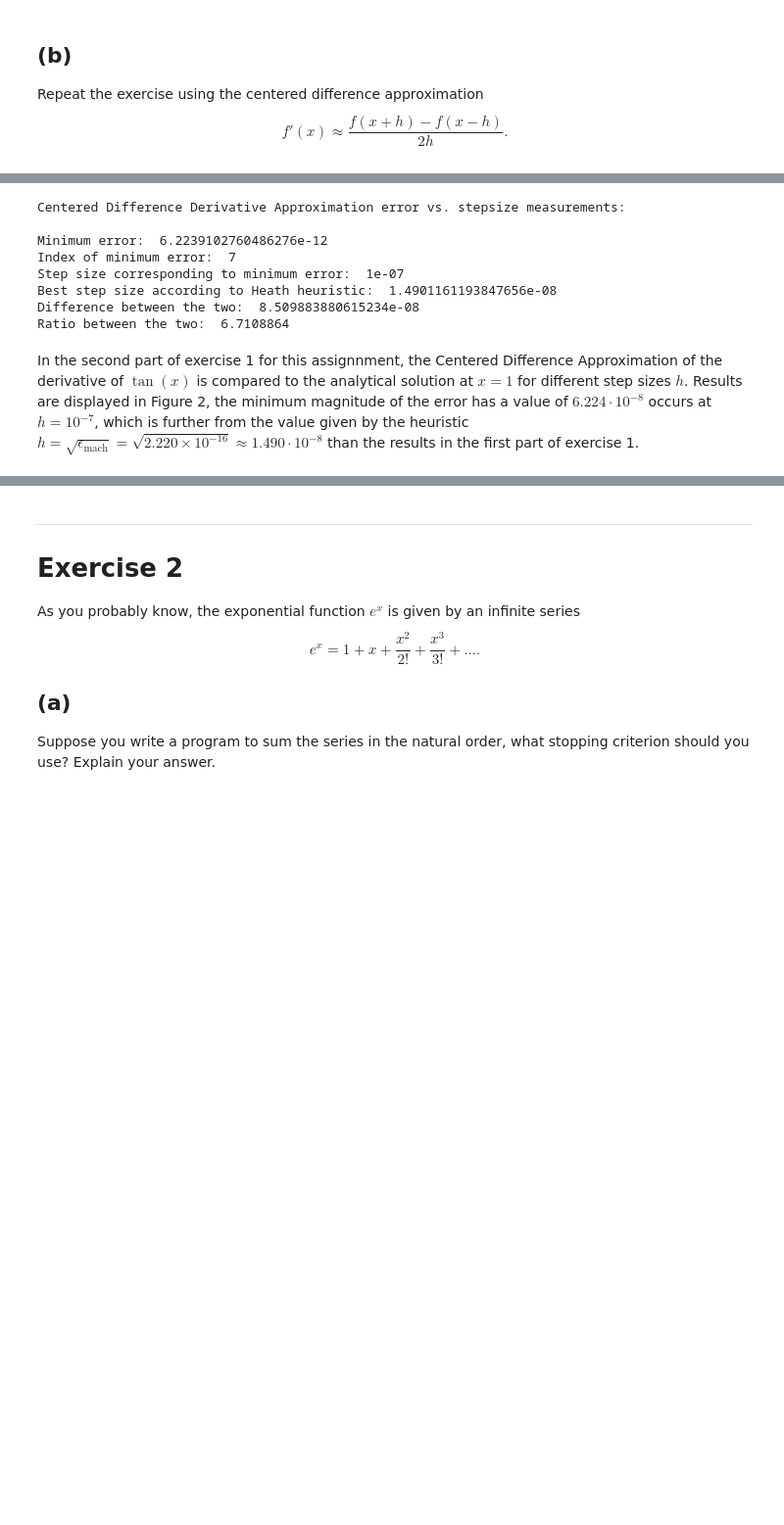
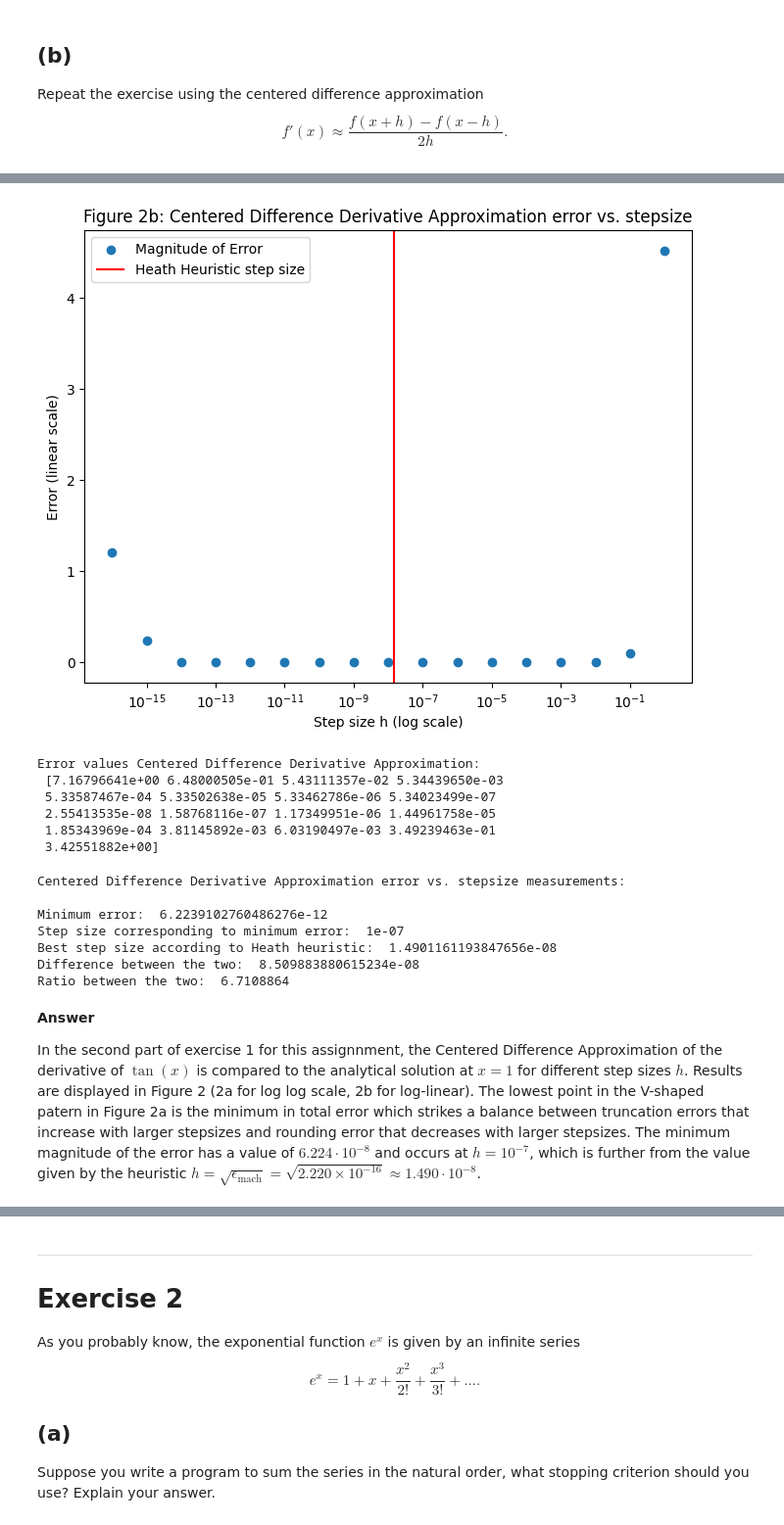
Before and after one commit to NitaiNijholt/NumericalAlgos, a Jupyter notebook: hw1_2023.ipynb, the cells around one changed output, grey strips where cells are left out. Shown: that part at 98% size. Saved outputs shown, nothing was run; the diff lists cells and outputs as text; code cells hidden in the pictures; blank space fills up the shorter version.

```diff
--- a/hw1_2023.ipynb
+++ b/hw1_2023.ipynb
@@ -213,3 +221,16 @@ plot_error_vs_h(list_of_h, error_b, 'Figure 2: Centered Difference Derivative Ap
+# %%
+plot_error_vs_h(list_of_h, error_b, 'Figure 2b: Centered Difference Derivative Approximation error vs. stepsize', y_scale='linear', x_scale='log')
+# %% [output]
+[figure, added]
+# %%
+print('Error values Centered Difference Derivative Approximation:\n', error_a)
+# %% [output]
+Error values Centered Difference Derivative Approximation:
+ [7.16796641e+00 6.48000505e-01 5.43111357e-02 5.34439650e-03
+ 5.33587467e-04 5.33502638e-05 5.33462786e-06 5.34023499e-07
+ 2.55413535e-08 1.58768116e-07 1.17349951e-06 1.44961758e-05
+ 1.85343969e-04 3.81145892e-03 6.03190497e-03 3.49239463e-01
+ 3.42551882e+00]
 # %%
 # finding minimum of the error and calculating various quantities
 min_error_b = np.min(error_b)
@@ -223,7 +244,6 @@ ratio_between_min_error_and_heuristic_h_b = h_corresponding_to_min_error_b/heuri
 
 print("Centered Difference Derivative Approximation error vs. stepsize measurements: \n")
 print("Minimum error: ", min_error_b)
-print("Index of minimum error: ", index_of_min_error_b)
 print("Step size corresponding to minimum error: ", h_corresponding_to_min_error_b)
 print("Best step size according to Heath heuristic: ", heuristic_h)
 print("Difference between the two: ", diff_between_min_error_and_heuristic_h_b)
@@ -232,13 +252,14 @@ print("Ratio between the two: ", ratio_between_min_error_and_heuristic_h_b)
 Centered Difference Derivative Approximation error vs. stepsize measurements:
 
 Minimum error:  6.2239102760486276e-12
-Index of minimum error:  7
 Step size corresponding to minimum error:  1e-07
 Best step size according to Heath heuristic:  1.4901161193847656e-08
 Difference between the two:  8.509883880615234e-08
 Ratio between the two:  6.7108864
 # %% [markdown]
-In the second part of exercise 1 for this assignnment, the Centered Difference Approximation of the derivative of $ \tan(x)$ is compared to the analytical solution at $x = 1$ for different step sizes $h$. Results are displayed in Figure 2, the minimum magnitude of the error has a value of $6.224 \cdot 10^{-8}$ occurs at $h= 10^{-7}$, which is further from the value given by the heuristic $ h = \sqrt{\epsilon_{\text{mach}}} = \sqrt{2.220 \times 10^{-16}} \approx 1.490 \cdot 10^{-8}$ than the results in the first part of exercise 1.
+**Answer**
+
+In the second part of exercise 1 for this assignnment, the Centered Difference Approximation of the derivative of $ \tan(x)$ is compared to the analytical solution at $x = 1$ for different step sizes $h$. Results are displayed in Figure 2 (2a for log log scale, 2b for log-linear). The lowest point in the V-shaped patern in Figure 2a is the minimum in total error which strikes a balance between truncation errors that increase with larger stepsizes and rounding error that decreases with larger stepsizes. The minimum magnitude of the error has a value of $6.224 \cdot 10^{-8}$ and occurs at $h= 10^{-7}$, which is further from the value given by the heuristic $ h = \sqrt{\epsilon_{\text{mach}}} = \sqrt{2.220 \times 10^{-16}} \approx 1.490 \cdot 10^{-8}$.
 # %%
 # Creating a dataframe to collect and compare measurements of the two methods
 df_for_comparison = pd.DataFrame({
```
Also changed, not shown: parts of 15 cells of this notebook.
